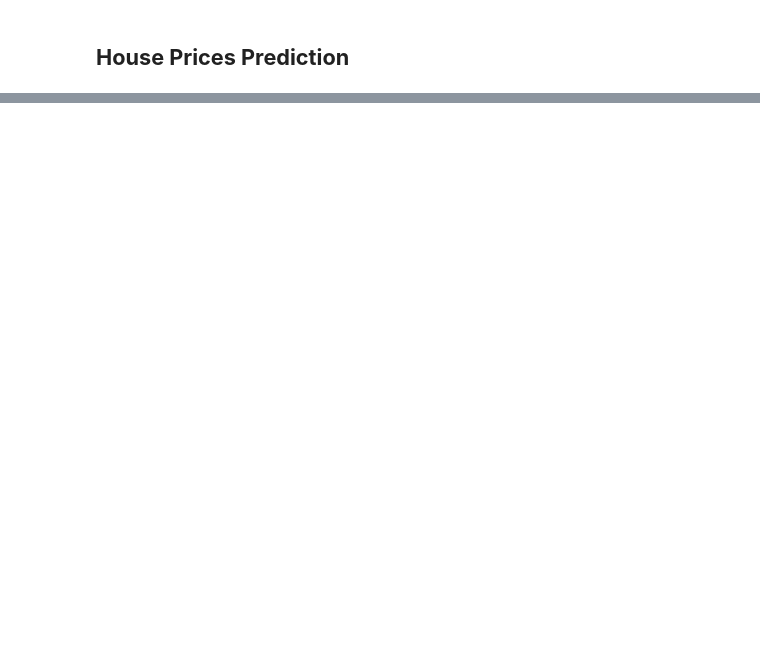
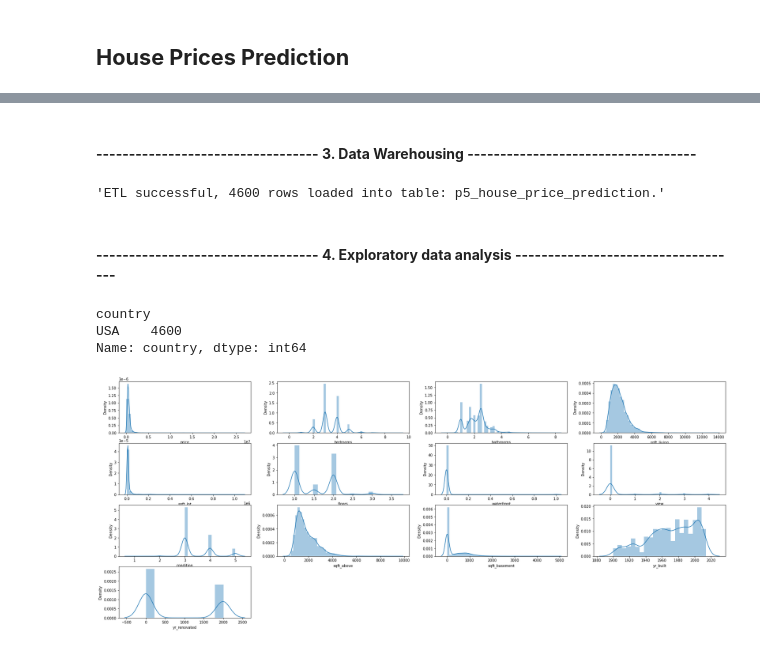
Before and after one commit to MattithyahuData/P5-House-Prices-Prediction, a Jupyter notebook: Code/P5_Code.ipynb, the cells around one changed output, grey strips where cells are left out. Drawn from its saved outputs; the diff is of its cells as text; code cells hidden in the pictures; blank space fills up the shorter version.

```diff
--- a/Code/P5_Code.ipynb
+++ b/Code/P5_Code.ipynb
@@ -309,0 +48,3 @@ plt.show()
+# %%
+# Reading data into dataframe
+data = pd.read_csv('../Data/data.csv')
@@ -309,0 +171,6 @@ plt.show()
+# %%
+# (SQL standard) Formatting column headers by removing potential capital letters and spaces in column headers
+data.columns = data.columns.str.lower()
+data.columns = data.columns.str.replace(' ','_')
+# %% [markdown]
+#### **----------------------------------  3. Data Warehousing  -----------------------------------**
@@ -309,0 +200,50 @@ plt.show()
+# %%
+# Calling store_data function to warehouse cleaned data
+store_data(data,"P5 House Price Prediction")
+# %% [output]
+'ETL successful, 4600 rows loaded into table: p5_house_price_prediction.'
+# %% [markdown]
+#### **----------------------------------  4. Exploratory data analysis  -----------------------------------**
+# %%
+# Getting non numeric columns
+nonnumeric_cols = data.select_dtypes(exclude=["float", 'int']).columns.tolist()
+
+
+# Checking distribution of categorical fields. For loop to iterate and print value_counts for categorical values
+for i, item in enumerate(nonnumeric_cols):
+    # if there is less than 6 values then continue
+    if len(data[item].value_counts()) < 6:
+
+        # print column name and value_counts()
+        print()
+        print(item)
+        print(data[item].value_counts())
+    # Else do nothing
+    else:
+        None
+
+# IF NO OUTPUT THEN ALL COLUMSNA ARE NON NUMERIC
+# %% [output]
+country
+USA    4600
+Name: country, dtype: int64
+# %%
+# Putting distribution plots into one visualisation
+
+# Getting non numeric columns
+numeric_cols = data.select_dtypes(include=["float", 'int']).columns.tolist()
+
+q=1
+plt.figure(figsize=(30,12),facecolor='white')
+# Plot a grid with count plots of all categorical variables
+for i in numeric_cols:
+    plt.subplot(4,4,q)
+    ax=sns.distplot(data[i])
+    plt.xlabel(i)
+    q+=1
+
+# Saving plot and showing
+plt.savefig('../images/categoricalfeatures_distrib.png')
+plt.show()
+# %% [output]
+[figure, added]
```
Also changed, not shown: parts of 57 cells of this notebook, 8 other files.
